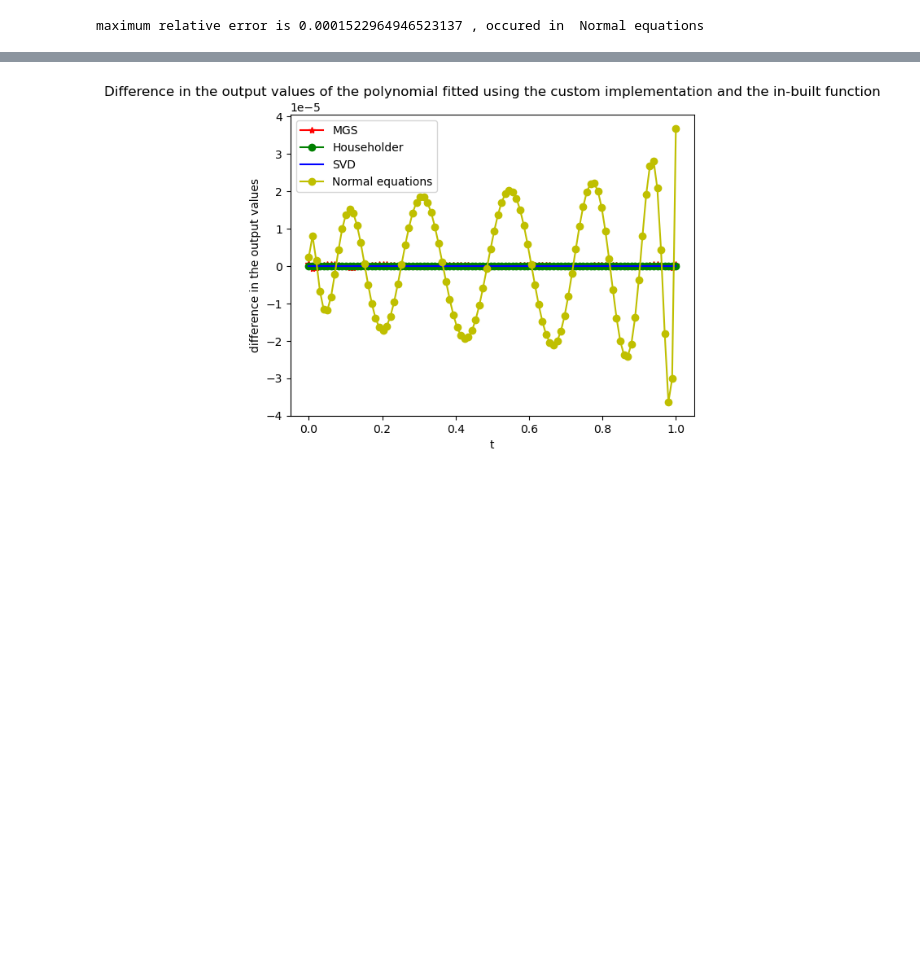
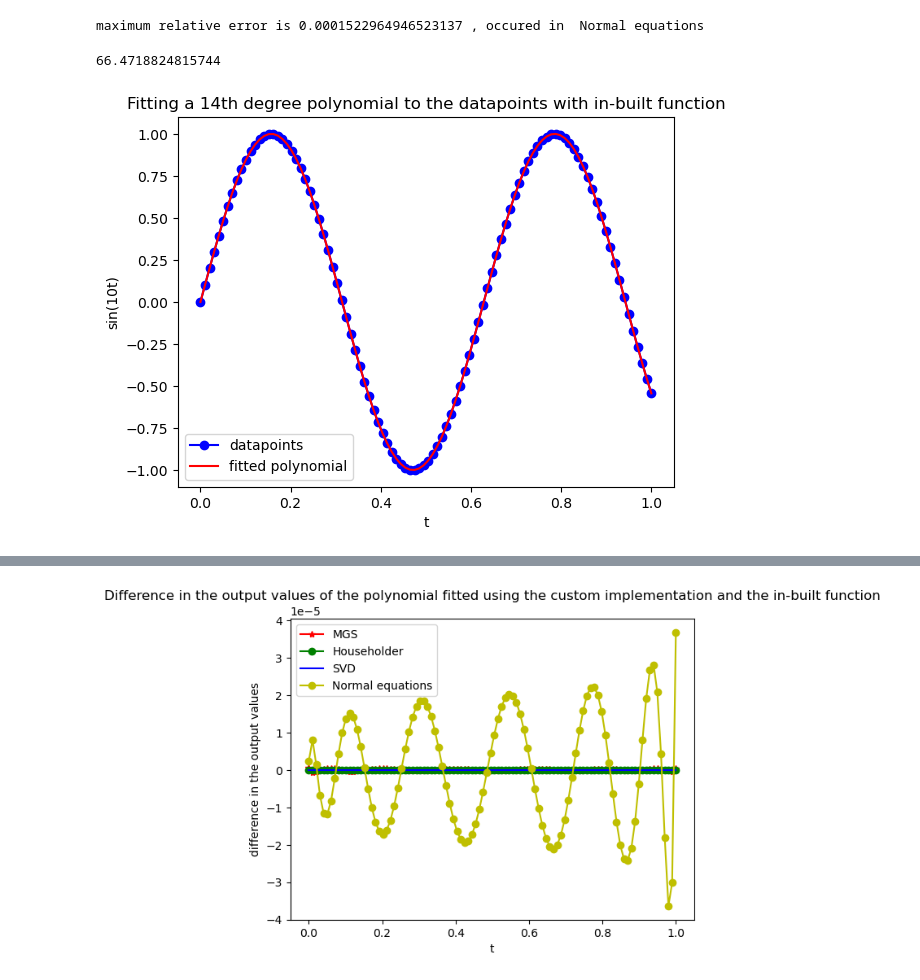
Before and after one commit to lochansurya/NLA, a Jupyter notebook: NLA/Assignment-4/QR.ipynb, the cells around one changed output, grey strips where cells are left out. Cells and saved outputs as stored; diff of their text form; code cells hidden in the pictures; blank space fills up the shorter version.

Commit message:
added graph allpoly

```diff
--- a/NLA/Assignment-4/QR.ipynb
+++ b/NLA/Assignment-4/QR.ipynb
@@ -410,3 +462,20 @@ diff_mgs=p-p_inbuilt
 diff_h=p_householder-p_inbuilt
 diff_svd=p_svd-p_inbuilt
 diff_normal=p_normal-p_inbuilt
+# %%
+diff_inbuilt=np.linalg.norm(p_inbuilt-b,2)
+diff_inbuilt
+# %% [output]
+66.4718824815744
+# %%
+"""plot the in-built function and the sin(10t)"""
+plt.plot(t,y,"b-o",label='datapoints')
+plt.plot(t,p_inbuilt, "r-",label='fitted polynomial')
+plt.legend()
+plt.xlabel("t")
+plt.ylabel("sin(10t)")
+plt.title("Fitting a 14th degree polynomial to the datapoints with in-built function")
+plt.savefig('inbuiltpoly.png')
+plt.show()
+# %% [output]
+[figure, added]
```
Also changed, not shown: parts of 8 cells of this notebook, 10 other files.
